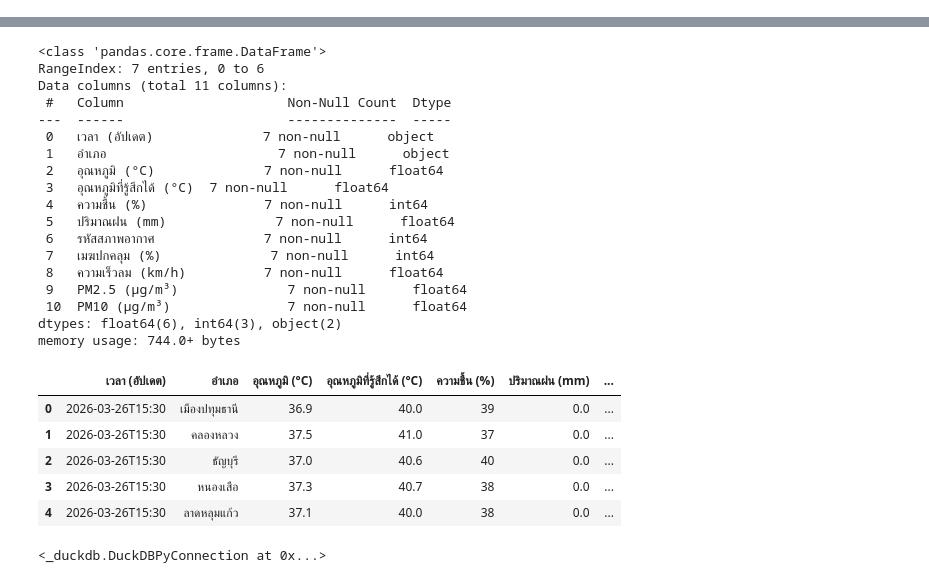
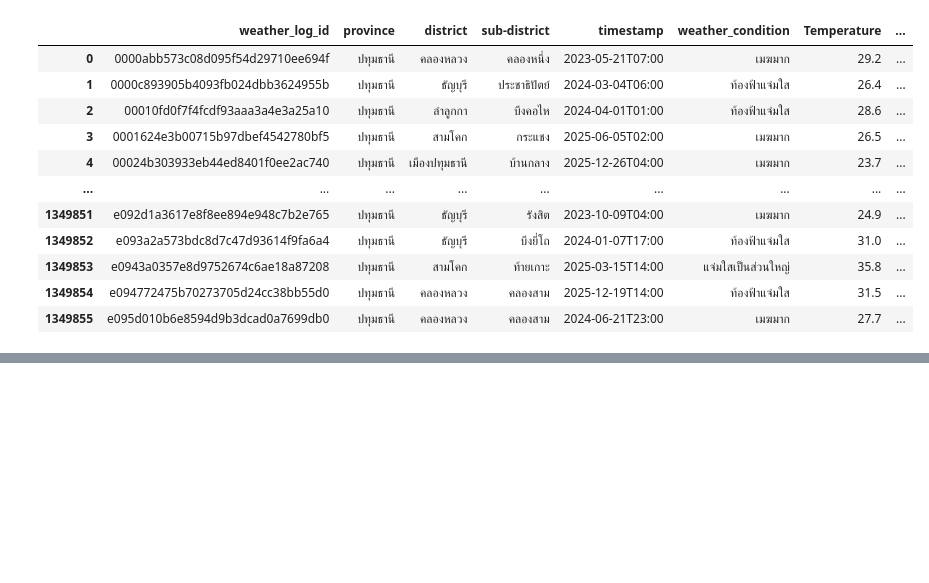
Before and after one commit to Atothegod/poc_excise, a Jupyter notebook: data-pipeline/notebooks/weather.ipynb, the cells around one changed output, grey strips where cells are left out. Cells and saved outputs as stored; diff of their text form; code cells hidden in the pictures; blank space fills up the shorter version.

Commit message:
[UPDATE] landing weather_data last 3 years

```diff
--- a/data-pipeline/notebooks/weather.ipynb
+++ b/data-pipeline/notebooks/weather.ipynb
@@ -108,3 +208,27 @@ def fetch_and_upload_to_minio():
+# %%
+# Sample query ตัวอย่างการดึงข้อมูลโดยเอาเฉพาะค่าที่อัปเดตล่าสุดของแต่ละเวลาและตำบล
+con = get_duck_con()
+df = con.execute("""
+SELECT * EXCLUDE (filename)
+    FROM read_parquet('s3://pea-oms/landing/weather_data/**/*.parquet', filename=true)
+    QUALIFY ROW_NUMBER() OVER (
+        PARTITION BY weather_log_id
+        ORDER BY filename DESC
+    ) = 1
+"""
+).df()
 # %%
-df = fetch_and_upload_to_minio()
+df
 # %% [output]
+|  | weather_log_id | province | district | sub-district | timestamp | weather_condition | Temperature | ... |
+| 0 | 0000abb573c08d095f54d29710ee694f | ปทุมธานี | คลองหลวง | คลองหนึ่ง | 2023-05-21T07:00 | เมฆมาก | 29.2 | ... |
+| 1 | 0000c893905b4093fb024dbb3624955b | ปทุมธานี | ธัญบุรี | ประชาธิปัตย์ | 2024-03-04T06:00 | ท้องฟ้าแจ่มใส | 26.4 | ... |
+| 2 | 00010fd0f7f4fcdf93aaa3a4e3a25a10 | ปทุมธานี | ลำลูกกา | บึงคอไห | 2024-04-01T01:00 | ท้องฟ้าแจ่มใส | 28.6 | ... |
+| 3 | 0001624e3b00715b97dbef4542780bf5 | ปทุมธานี | สามโคก | กระแชง | 2025-06-05T02:00 | เมฆมาก | 26.5 | ... |
+| 4 | 00024b303933eb44ed8401f0ee2ac740 | ปทุมธานี | เมืองปทุมธานี | บ้านกลาง | 2025-12-26T04:00 | เมฆมาก | 23.7 | ... |
+| ... | ... | ... | ... | ... | ... | ... | ... | ... |
+| 1349851 | e092d1a3617e8f8ee894e948c7b2e765 | ปทุมธานี | ธัญบุรี | รังสิต | 2023-10-09T04:00 | เมฆมาก | 24.9 | ... |
+| 1349852 | e093a2a573bdc8d7c47d93614f9fa6a4 | ปทุมธานี | ธัญบุรี | บึงยี่โถ | 2024-01-07T17:00 | ท้องฟ้าแจ่มใส | 31.0 | ... |
+| 1349853 | e0943a0357e8d9752674c6ae18a87208 | ปทุมธานี | สามโคก | ท้ายเกาะ | 2025-03-15T14:00 | แจ่มใสเป็นส่วนใหญ่ | 35.8 | ... |
+| 1349854 | e094772475b70273705d24cc38bb55d0 | ปทุมธานี | คลองหลวง | คลองสาม | 2025-12-19T14:00 | ท้องฟ้าแจ่มใส | 31.5 | ... |
+| 1349855 | e095d010b6e8594d9b3dcad0a7699db0 | ปทุมธานี | คลองหลวง | คลองสาม | 2024-06-21T23:00 | เมฆมาก | 27.7 | ... |
@@ -113,28 +235,0 @@ df = fetch_and_upload_to_minio()
-# %%
-df.info()
-df.head()
-# %% [output]
-<class 'pandas.core.frame.DataFrame'>
-RangeIndex: 7 entries, 0 to 6
-Data columns (total 11 columns):
- #   Column                     Non-Null Count  Dtype
----  ------                     --------------  -----
- 0   เวลา (อัปเดต)              7 non-null      object
- 1   อำเภอ                      7 non-null      object
- 2   อุณหภูมิ (°C)              7 non-null      float64
- 3   อุณหภูมิที่รู้สึกได้ (°C)  7 non-null      float64
- 4   ความชื้น (%)               7 non-null      int64
- 5   ปริมาณฝน (mm)              7 non-null      float64
- 6   รหัสสภาพอากาศ              7 non-null      int64
- 7   เมฆปกคลุม (%)              7 non-null      int64
- 8   ความเร็วลม (km/h)          7 non-null      float64
- 9   PM2.5 (μg/m³)              7 non-null      float64
- 10  PM10 (μg/m³)               7 non-null      float64
-dtypes: float64(6), int64(3), object(2)
-memory usage: 744.0+ bytes
-|  | เวลา (อัปเดต) | อำเภอ | อุณหภูมิ (°C) | อุณหภูมิที่รู้สึกได้ (°C) | ความชื้น (%) | ปริมาณฝน (mm) | ... |
-| 0 | 2026-03-26T15:30 | เมืองปทุมธานี | 36.9 | 40.0 | 39 | 0.0 | ... |
-| 1 | 2026-03-26T15:30 | คลองหลวง | 37.5 | 41.0 | 37 | 0.0 | ... |
-| 2 | 2026-03-26T15:30 | ธัญบุรี | 37.0 | 40.6 | 40 | 0.0 | ... |
-| 3 | 2026-03-26T15:30 | หนองเสือ | 37.3 | 40.7 | 38 | 0.0 | ... |
-| 4 | 2026-03-26T15:30 | ลาดหลุมแก้ว | 37.1 | 40.0 | 38 | 0.0 | ... |
@@ -144,12 +235,0 @@ con = get_duck_con()
-# %%
-# Upload data (df) to Google Bucket
-path = 's3://pea-oms/test.parquet'
-con.execute(f"""
-    COPY (
-        SELECT *
-        FROM df
-    )
-    TO '{path}' (FORMAT parquet)
-""")
-# %% [output]
-<_duckdb.DuckDBPyConnection at 0x...>
```
Also changed, not shown: parts of 11 cells of this notebook, 1 other file.
